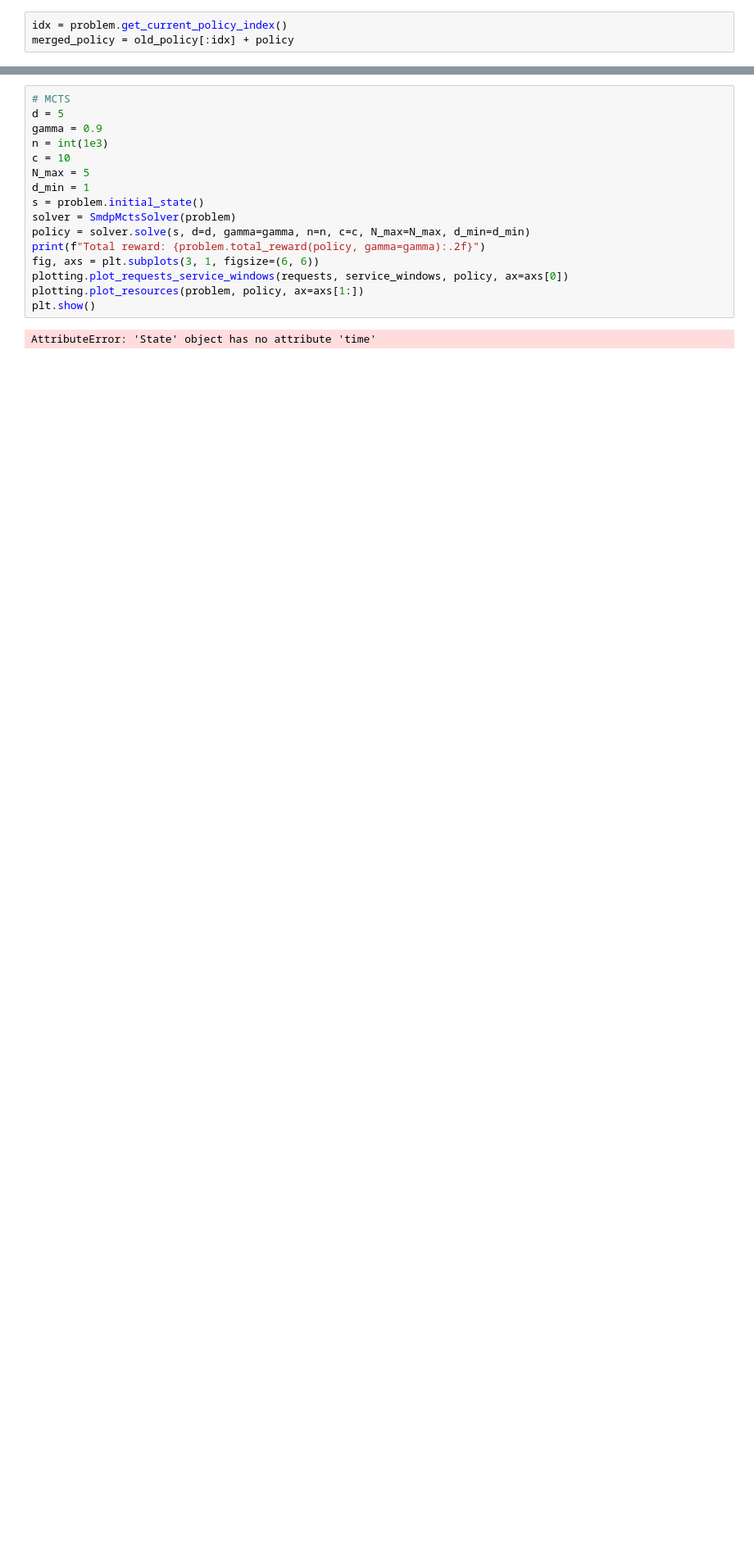
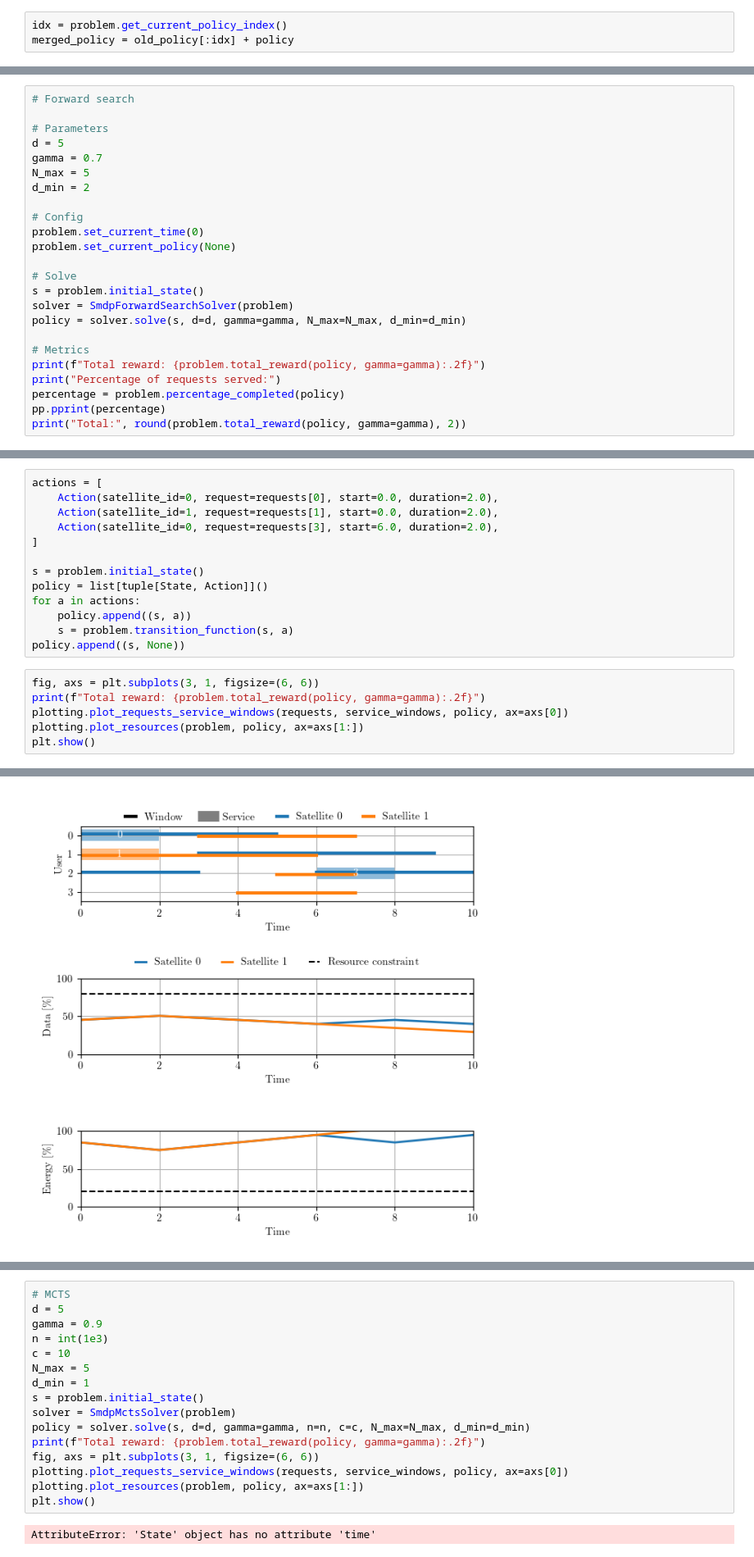
Before and after one commit to Stanford-NavLab/LuPNT, a Jupyter notebook: examples/projects/pnt-scheduling/python/experiment_2.ipynb, the cells around one changed output, grey strips where cells are left out. Shown at 82% size. Drawn from its saved outputs; the diff is of its cells as text; blank space fills up the shorter version.

```diff
--- a/examples/projects/pnt-scheduling/python/experiment_2.ipynb
+++ b/examples/projects/pnt-scheduling/python/experiment_2.ipynb
@@ -292,0 +191,24 @@ Total reward: 3.99
+# %%
+# Forward search
+
+# Parameters
+d = 5
+gamma = 0.7
+N_max = 5
+d_min = 2
+
+# Config
+problem.set_current_time(0)
+problem.set_current_policy(None)
+
+# Solve
+s = problem.initial_state()
+solver = SmdpForwardSearchSolver(problem)
+policy = solver.solve(s, d=d, gamma=gamma, N_max=N_max, d_min=d_min)
+
+# Metrics
+print(f"Total reward: {problem.total_reward(policy, gamma=gamma):.2f}")
+print("Percentage of requests served:")
+percentage = problem.percentage_completed(policy)
+pp.pprint(percentage)
+print("Total:", round(problem.total_reward(policy, gamma=gamma), 2))
@@ -292,0 +220,20 @@ Total reward: 3.99
+# %%
+actions = [
+    Action(satellite_id=0, request=requests[0], start=0.0, duration=2.0),
+    Action(satellite_id=1, request=requests[1], start=0.0, duration=2.0),
+    Action(satellite_id=0, request=requests[3], start=6.0, duration=2.0),
+]
+
+s = problem.initial_state()
+policy = list[tuple[State, Action]]()
+for a in actions:
+    policy.append((s, a))
+    s = problem.transition_function(s, a)
+policy.append((s, None))
+# %%
+fig, axs = plt.subplots(3, 1, figsize=(6, 6))
+print(f"Total reward: {problem.total_reward(policy, gamma=gamma):.2f}")
+plotting.plot_requests_service_windows(requests, service_windows, policy, ax=axs[0])
+plotting.plot_resources(problem, policy, ax=axs[1:])
+plt.show()
+# %% [output]
@@ -292,0 +241 @@ Total reward: 3.99
+[figure, added]
```
Also changed, not shown: parts of 22 cells of this notebook, 1 other file.
